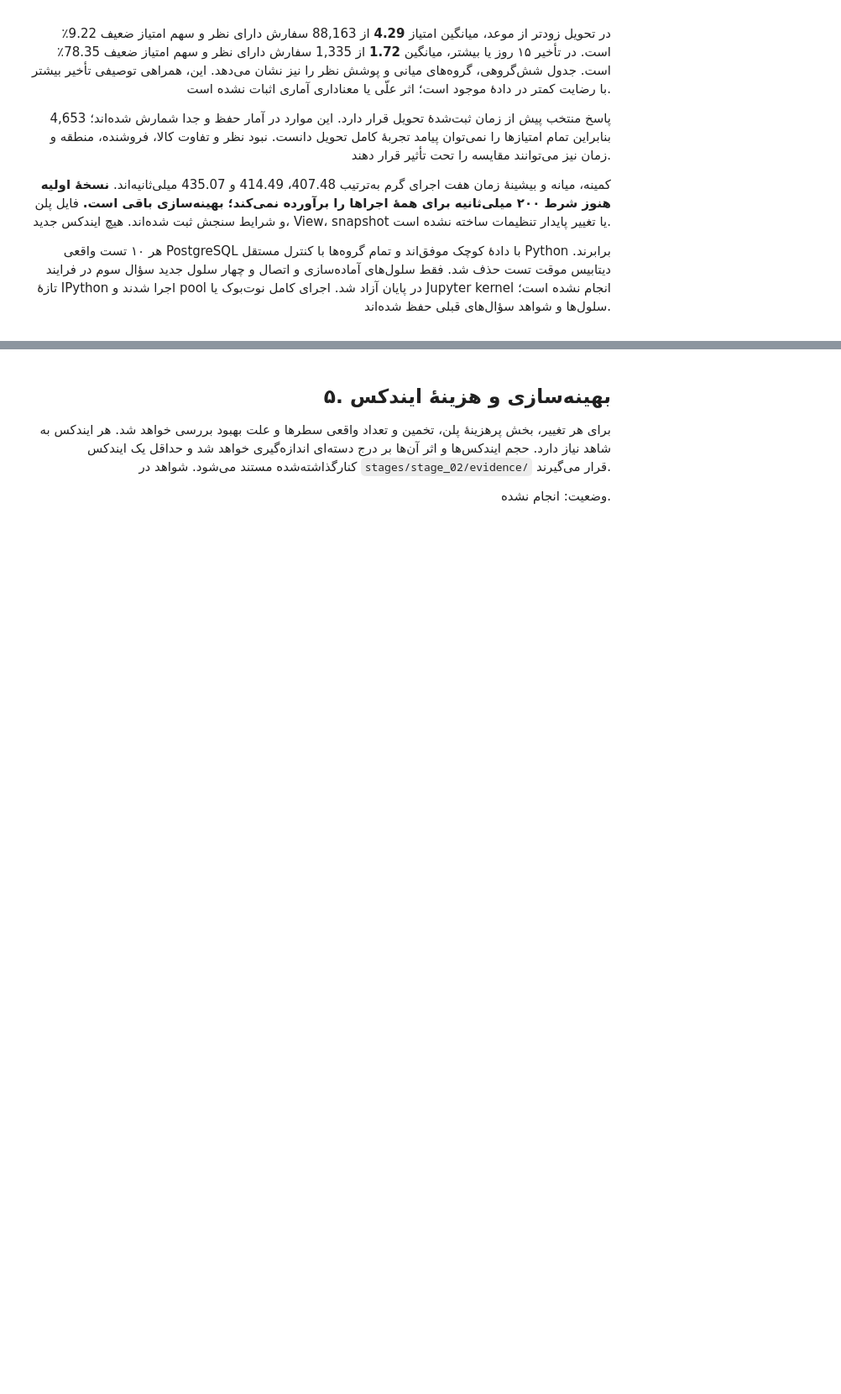
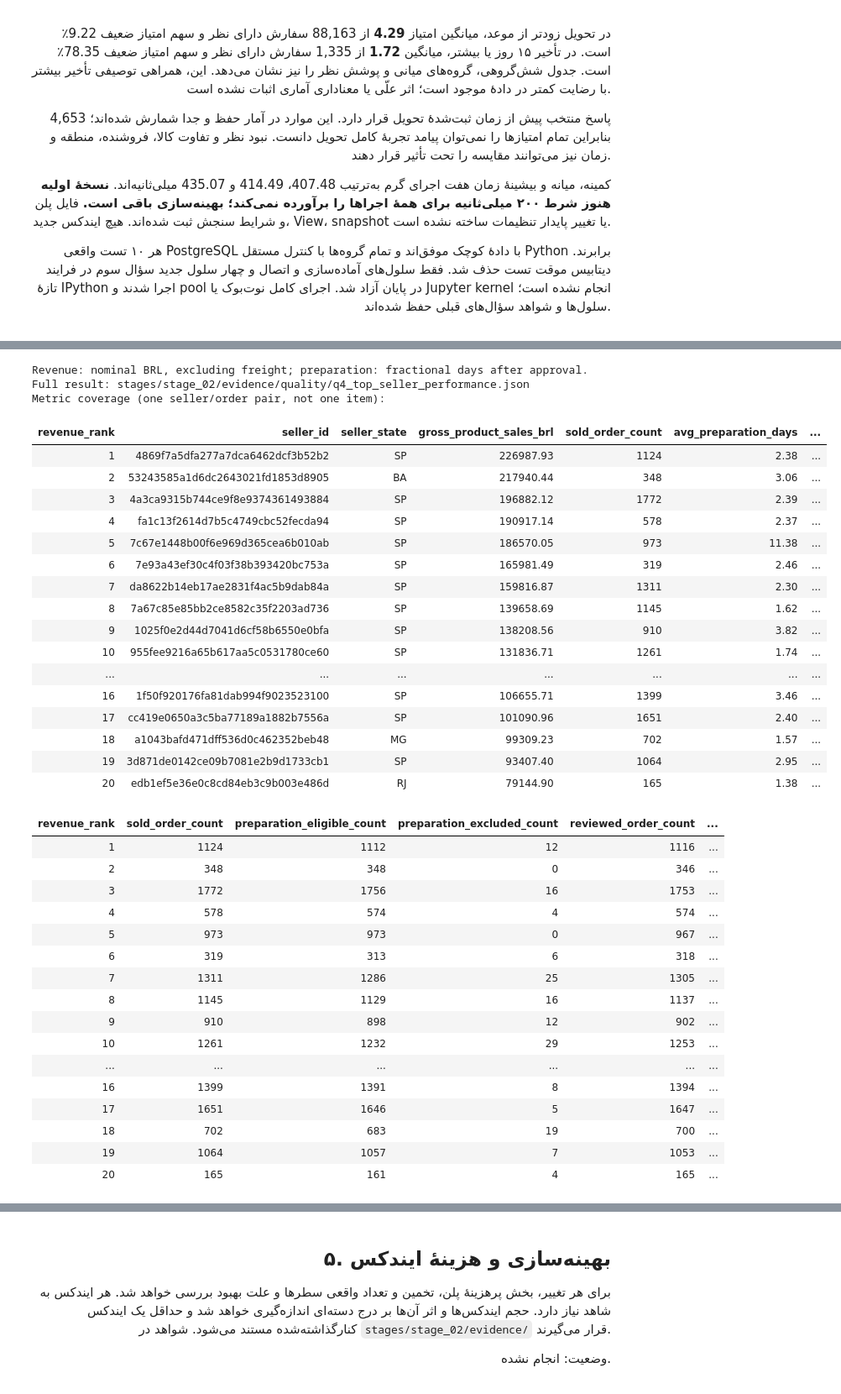
Before and after one commit to Ehsan-soveyzi/data_factory, a Jupyter notebook: stages/stage_02/solution.ipynb, the cells around one changed output, grey strips where cells are left out. Shown at 84% size. Drawn from its saved outputs; the diff is of its cells as text; code cells hidden in the pictures; blank space fills up the shorter version.

```diff
--- a/stages/stage_02/solution.ipynb
+++ b/stages/stage_02/solution.ipynb
@@ -1716,0 +1726,24 @@ Benchmark: stages/stage_02/evidence/benchmarks/q3_delivery_review_satisfaction_b
+# %%
+from datetime import date
+from decimal import Decimal, ROUND_HALF_UP
+import json
+import pandas as pd
+from IPython.display import HTML, Image, display
+from pygments import highlight
+from pygments.formatters import HtmlFormatter
+from pygments.lexers import SqlLexer
+from data_factory.database.seller_analysis import run_seller_baseline
+from data_factory.database.query_benchmark import save_query_evidence
+
+Q4_START_DATE = date(2016, 1, 1)
+Q4_END_DATE = date(2019, 1, 1)
+Q4_TOP_N = 20
+q4_sql_path = PROJECT_ROOT / "sql/queries/04_top_seller_performance.sql"
+q4_sql = q4_sql_path.read_text(encoding="utf-8")
+q4_code_formatter = HtmlFormatter(
+    style="monokai", noclasses=True,
+    cssstyles="background:#272822;color:#f8f8f2;padding:16px;border-radius:8px;"
+              "direction:ltr;text-align:left;overflow-x:auto;",
+    prestyles="background:transparent;color:#f8f8f2;margin:0;line-height:1.6;",
+)
+display(HTML(highlight(q4_sql, SqlLexer(), q4_code_formatter)))
@@ -1716,0 +1752,56 @@ Benchmark: stages/stage_02/evidence/benchmarks/q3_delivery_review_satisfaction_b
+# %%
+# Read-only Q4 execution; ranking is independent of missing preparation/reviews.
+# Prior questions, DDL and loading are not rerun.
+q4_rows, q4_report, q4_plan = run_seller_baseline(
+    engine, PROJECT_ROOT, start_date=Q4_START_DATE, end_date=Q4_END_DATE,
+    top_n=Q4_TOP_N, warmups=2, repetitions=7, budget_ms=QUERY_BUDGET_MS,
+)
+save_query_evidence(PROJECT_ROOT, "q4_top_seller_performance", q4_rows, q4_report, q4_plan)
+q4_sellers = pd.DataFrame(q4_rows)
+q4_readable = q4_sellers[["revenue_rank", "seller_id", "seller_state",
+    "gross_product_sales_brl", "sold_order_count", "avg_preparation_days", "avg_review_score"]]
+display(HTML(q4_readable.to_html(index=False, na_rep="-")))
+print("Revenue: nominal BRL, excluding freight; preparation: fractional days after approval.")
+print("Full result: stages/stage_02/evidence/quality/q4_top_seller_performance.json")
+print("Metric coverage (one seller/order pair, not one item):")
+display(HTML(q4_sellers[["revenue_rank", "sold_order_count", "preparation_eligible_count",
+    "preparation_excluded_count", "reviewed_order_count", "missing_review_count"]].to_html(index=False)))
+display(pd.DataFrame([q4_report["verification"]["top_totals"]]))
+# %% [output]
+Revenue: nominal BRL, excluding freight; preparation: fractional days after approval.
+Full result: stages/stage_02/evidence/quality/q4_top_seller_performance.json
+Metric coverage (one seller/order pair, not one item):
+| revenue_rank | seller_id | seller_state | gross_product_sales_brl | sold_order_count | avg_preparation_days | ... |
+| 1 | 4869f7a5dfa277a7dca6462dcf3b52b2 | SP | 226987.93 | 1124 | 2.38 | ... |
+| 2 | 53243585a1d6dc2643021fd1853d8905 | BA | 217940.44 | 348 | 3.06 | ... |
+| 3 | 4a3ca9315b744ce9f8e9374361493884 | SP | 196882.12 | 1772 | 2.39 | ... |
+| 4 | fa1c13f2614d7b5c4749cbc52fecda94 | SP | 190917.14 | 578 | 2.37 | ... |
+| 5 | 7c67e1448b00f6e969d365cea6b010ab | SP | 186570.05 | 973 | 11.38 | ... |
+| 6 | 7e93a43ef30c4f03f38b393420bc753a | SP | 165981.49 | 319 | 2.46 | ... |
+| 7 | da8622b14eb17ae2831f4ac5b9dab84a | SP | 159816.87 | 1311 | 2.30 | ... |
+| 8 | 7a67c85e85bb2ce8582c35f2203ad736 | SP | 139658.69 | 1145 | 1.62 | ... |
+| 9 | 1025f0e2d44d7041d6cf58b6550e0bfa | SP | 138208.56 | 910 | 3.82 | ... |
+| 10 | 955fee9216a65b617aa5c0531780ce60 | SP | 131836.71 | 1261 | 1.74 | ... |
+| ... | ... | ... | ... | ... | ... | ... |
+| 16 | 1f50f920176fa81dab994f9023523100 | SP | 106655.71 | 1399 | 3.46 | ... |
+| 17 | cc419e0650a3c5ba77189a1882b7556a | SP | 101090.96 | 1651 | 2.40 | ... |
+| 18 | a1043bafd471dff536d0c462352beb48 | MG | 99309.23 | 702 | 1.57 | ... |
+| 19 | 3d871de0142ce09b7081e2b9d1733cb1 | SP | 93407.40 | 1064 | 2.95 | ... |
+| 20 | edb1ef5e36e0c8cd84eb3c9b003e486d | RJ | 79144.90 | 165 | 1.38 | ... |
+| revenue_rank | sold_order_count | preparation_eligible_count | preparation_excluded_count | reviewed_order_count | ... |
+| 1 | 1124 | 1112 | 12 | 1116 | ... |
+| 2 | 348 | 348 | 0 | 346 | ... |
+| 3 | 1772 | 1756 | 16 | 1753 | ... |
+| 4 | 578 | 574 | 4 | 574 | ... |
+| 5 | 973 | 973 | 0 | 967 | ... |
+| 6 | 319 | 313 | 6 | 318 | ... |
+| 7 | 1311 | 1286 | 25 | 1305 | ... |
+| 8 | 1145 | 1129 | 16 | 1137 | ... |
+| 9 | 910 | 898 | 12 | 902 | ... |
+| 10 | 1261 | 1232 | 29 | 1253 | ... |
+| ... | ... | ... | ... | ... | ... |
+| 16 | 1399 | 1391 | 8 | 1394 | ... |
+| 17 | 1651 | 1646 | 5 | 1647 | ... |
+| 18 | 702 | 683 | 19 | 700 | ... |
+| 19 | 1064 | 1057 | 7 | 1053 | ... |
+| 20 | 165 | 161 | 4 | 165 | ... |
```
Also changed, not shown: parts of 8 cells of this notebook, 15 other files.
